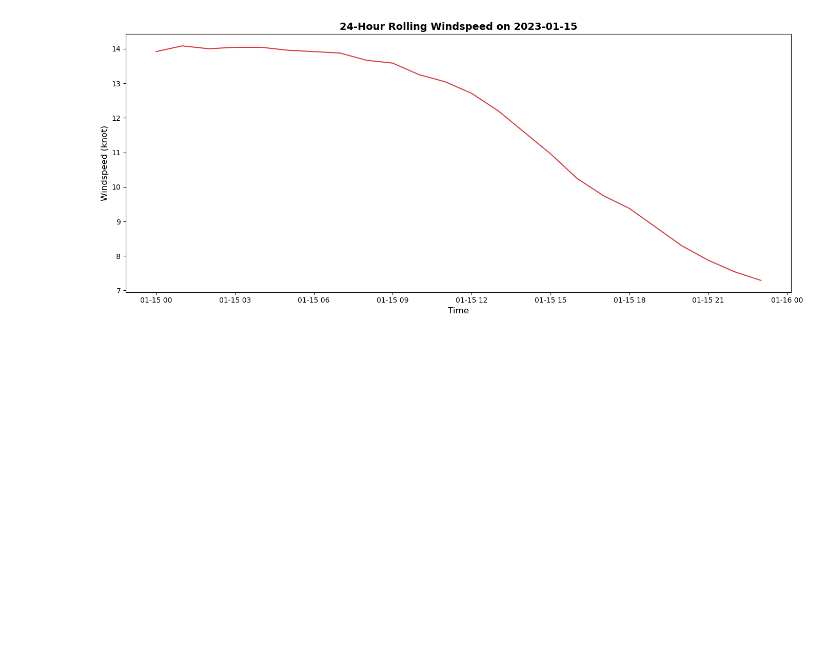
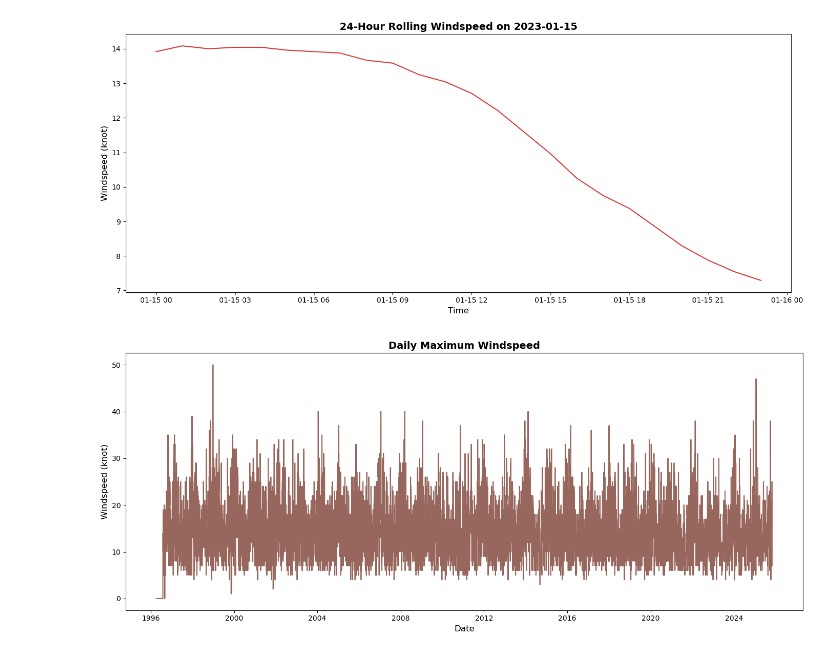
Before and after one commit to KaiiMenai/programming-for-data-analytics, a Jupyter notebook: pfda-assignments/assignment06-weather.ipynb, the cells around one changed output. Saved outputs shown, nothing was run; the diff lists cells and outputs as text; code cells hidden in the pictures; blank space fills up the shorter version.

```diff
--- a/pfda-assignments/assignment06-weather.ipynb
+++ b/pfda-assignments/assignment06-weather.ipynb
@@ -191,3 +193,16 @@ plt.savefig(f'rolling_windspeed_{target_date}.png', dpi=150, bbox_inches='tight'
 plt.show()
 # %% [output]
 [figure]
+# %%
+# Plotting the maximum windspeed for each day
+daily_max = df.groupby('date_only')['wdsp'].max().reset_index()
+fig, ax = plt.subplots(figsize=(14, 6))
+ax.plot(daily_max['date_only'], daily_max['wdsp'], linewidth=1.5, color='#8c564b', alpha=0.9)
+ax.set_title('Daily Maximum Windspeed', fontsize=14, fontweight='bold')
+ax.set_xlabel('Date', fontsize=12)
+ax.set_ylabel('Windspeed (knot)', fontsize=12)
+plt.tight_layout()
+plt.savefig('daily_max_windspeed.png', dpi=150, bbox_inches='tight')
+plt.show()
+# %% [output]
+[figure, added]
```
Also changed, not shown: parts of 5 cells of this notebook, 3 other files.
